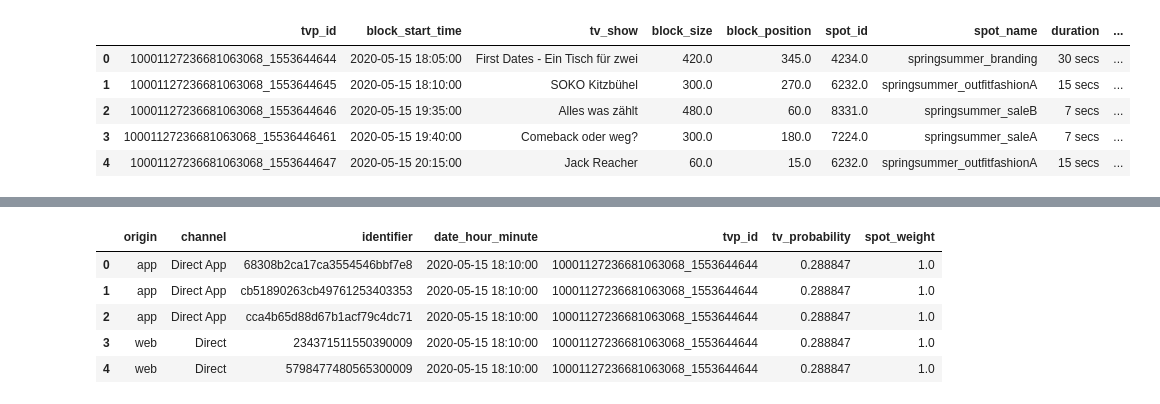
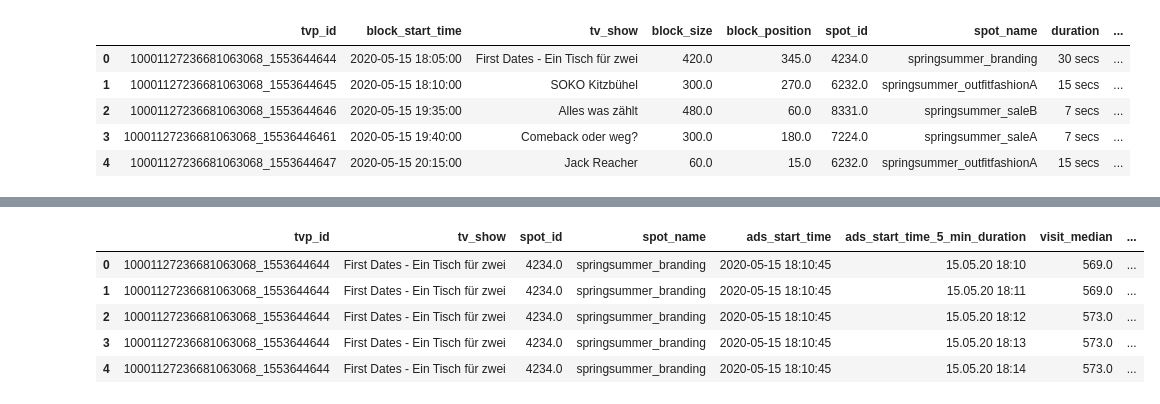
Before and after one commit to ElifKarakutukDinc/e-commerce_tv_spot_attribution_analysis, a Jupyter notebook: TV_Probability.ipynb, the cells around one changed output, grey strips where cells are left out. Saved outputs shown, nothing was run; the diff lists cells and outputs as text; code cells hidden in the pictures.

```diff
--- a/TV_Probability.ipynb
+++ b/TV_Probability.ipynb
@@ -442,3 +435,6 @@ threshold_control.head(10)
+# %%
+# filtering out 0 tv probabilities
+threshold_control = threshold_control[threshold_control["tv_prob"] > 0]
 # %%
 # adding a new column without second to join with threshold_control table
 tv_show_spot_df["ads_start_time_date"] = tv_show_spot_df["ads_start_time"].dt.strftime(
@@ -455,7 +451,7 @@ tv_show_spot_df.head()
 | 4 | 10001127236681063068_1553644647 | 2020-05-15 20:15:00 | Jack Reacher | 60.0 | 15.0 | 6232.0 | springsummer_outfitfashionA | 15 secs | ... |
 # %%
 # joining all tables
-final_df = pd.merge(
+final_calculation_df = pd.merge(
     threshold_control,
     tv_show_spot_df,
     how="left",
@@ -507,9 +480,14 @@ array(['2020-05-15T18:10:00.000000000', '2020-05-15T18:11:00.000000000',
+# %%
+# removing seconds from the duration column to be merged with the sessions table
+final_calculation_df["ads_start_time_5_min_duration"] = final_calculation_df[
+    "ads_start_time_5_min_duration"
+].dt.strftime("%d.%m.%y %H:%M")
 # %%
-tv_visits_match_df.head()
+final_calculation_df.head()
 # %% [output]
-|  | origin | channel | identifier | date_hour_minute | tvp_id | tv_probability | spot_weight |
-| 0 | app | Direct App | 68308b2ca17ca3554546bbf7e8 | 2020-05-15 18:10:00 | 10001127236681063068_1553644644 | 0.288847 | 1.0 |
-| 1 | app | Direct App | cb51890263cb49761253403353 | 2020-05-15 18:10:00 | 10001127236681063068_1553644644 | 0.288847 | 1.0 |
-| 2 | app | Direct App | cca4b65d88d67b1acf79c4dc71 | 2020-05-15 18:10:00 | 10001127236681063068_1553644644 | 0.288847 | 1.0 |
-| 3 | web | Direct | 234371511550390009 | 2020-05-15 18:10:00 | 10001127236681063068_1553644644 | 0.288847 | 1.0 |
-| 4 | web | Direct | 5798477480565300009 | 2020-05-15 18:10:00 | 10001127236681063068_1553644644 | 0.288847 | 1.0 |
+|  | tvp_id | tv_show | spot_id | spot_name | ads_start_time | ads_start_time_5_min_duration | visit_median | ... |
+| 0 | 10001127236681063068_1553644644 | First Dates - Ein Tisch für zwei | 4234.0 | springsummer_branding | 2020-05-15 18:10:45 | 15.05.20 18:10 | 569.0 | ... |
+| 1 | 10001127236681063068_1553644644 | First Dates - Ein Tisch für zwei | 4234.0 | springsummer_branding | 2020-05-15 18:10:45 | 15.05.20 18:11 | 569.0 | ... |
+| 2 | 10001127236681063068_1553644644 | First Dates - Ein Tisch für zwei | 4234.0 | springsummer_branding | 2020-05-15 18:10:45 | 15.05.20 18:12 | 573.0 | ... |
+| 3 | 10001127236681063068_1553644644 | First Dates - Ein Tisch für zwei | 4234.0 | springsummer_branding | 2020-05-15 18:10:45 | 15.05.20 18:13 | 573.0 | ... |
+| 4 | 10001127236681063068_1553644644 | First Dates - Ein Tisch für zwei | 4234.0 | springsummer_branding | 2020-05-15 18:10:45 | 15.05.20 18:14 | 573.0 | ... |
```
Also changed, not shown: parts of 21 cells of this notebook.
